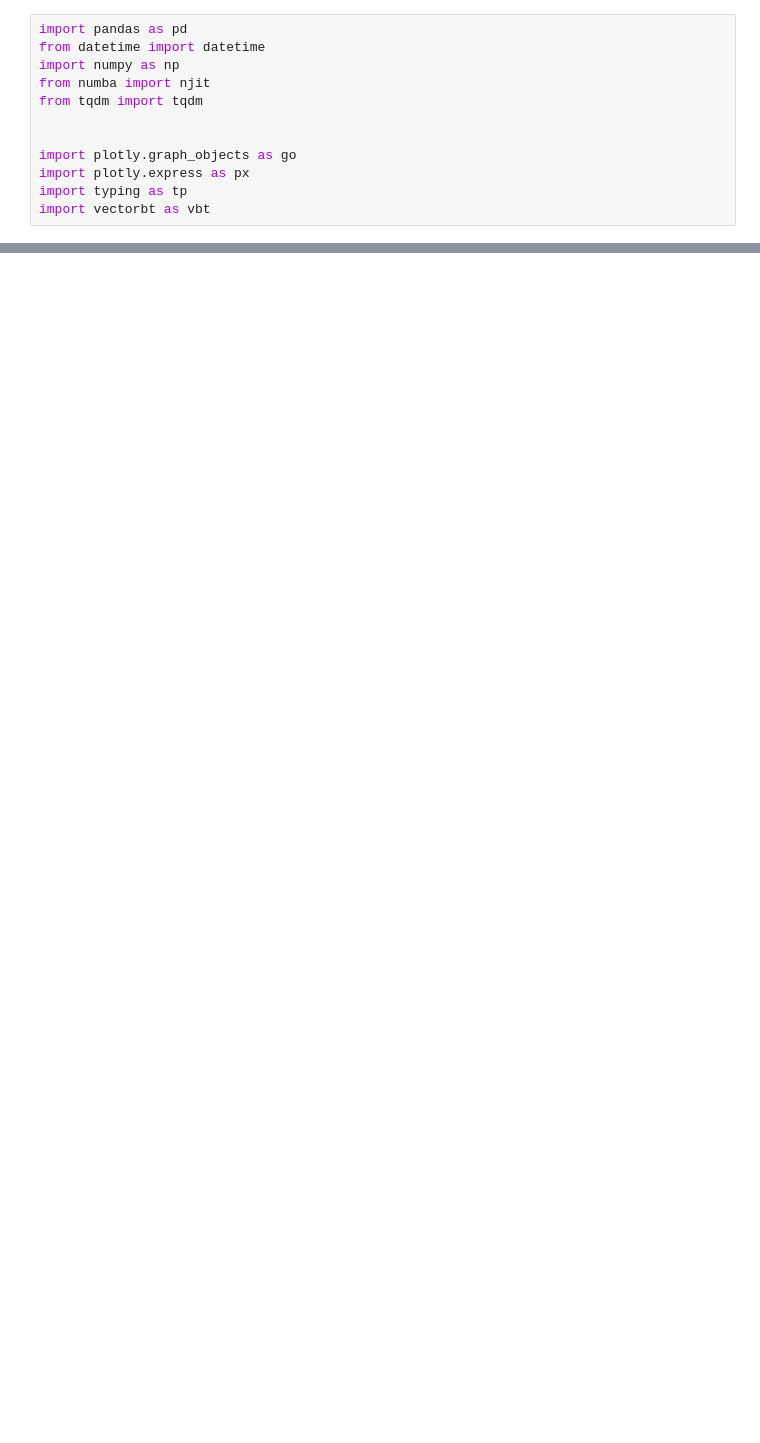
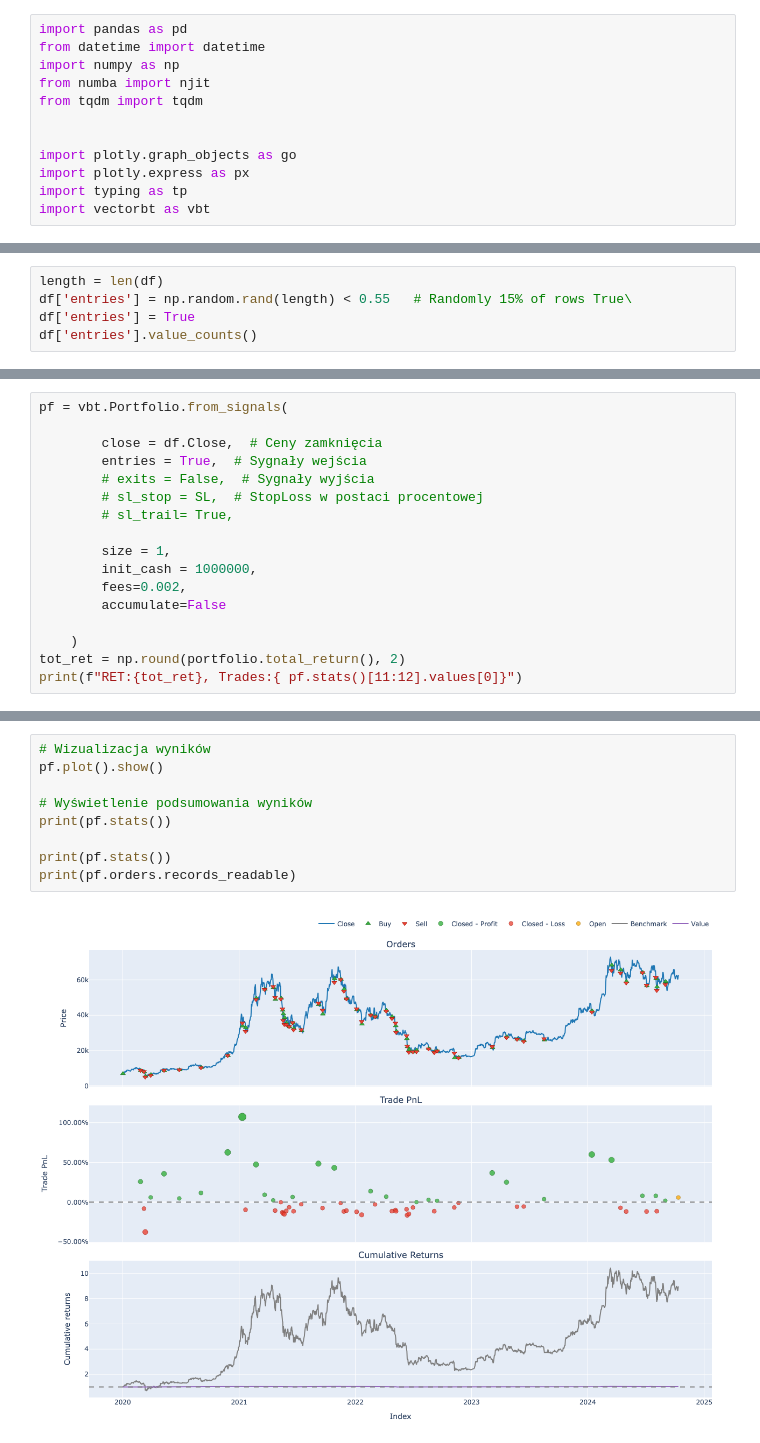
Before and after one commit to Cobasim/streamlit_yfinance, a Jupyter notebook: work_folder_temp/BTC_S2F_TESTS/vectorbt_demo_loop.ipynb, the cells around one changed output, grey strips where cells are left out. Saved outputs shown, nothing was run; the diff lists cells and outputs as text; blank space fills up the shorter version.

Commit message:
vectorbt cos nie dziala liczba orderow; ;

```diff
--- a/work_folder_temp/BTC_S2F_TESTS/vectorbt_demo_loop.ipynb
+++ b/work_folder_temp/BTC_S2F_TESTS/vectorbt_demo_loop.ipynb
@@ -245,0 +182,5 @@ df
+# %%
+length = len(df)
+df['entries'] = np.random.rand(length) < 0.55   # Randomly 15% of rows True\
+df['entries'] = True
+df['entries'].value_counts()
@@ -245,0 +199,17 @@ df
+# %%
+pf = vbt.Portfolio.from_signals(
+
+        close = df.Close,  # Ceny zamknięcia
+        entries = True,  # Sygnały wejścia
+        # exits = False,  # Sygnały wyjścia
+        # sl_stop = SL,  # StopLoss w postaci procentowej
+        # sl_trail= True,
+
+        size = 1,
+        init_cash = 1000000,
+        fees=0.002,
+        accumulate=False
+
+    )
+tot_ret = np.round(portfolio.total_return(), 2)
+print(f"RET:{tot_ret}, Trades:{ pf.stats()[11:12].values[0]}")
@@ -245,0 +227,11 @@ df
+# %%
+# Wizualizacja wyników
+pf.plot().show()
+
+# Wyświetlenie podsumowania wyników
+print(pf.stats())
+
+print(pf.stats())
+print(pf.orders.records_readable)
+# %% [output]
+[figure, added]
```
Also changed, not shown: parts of 37 cells of this notebook, 3 other files.
